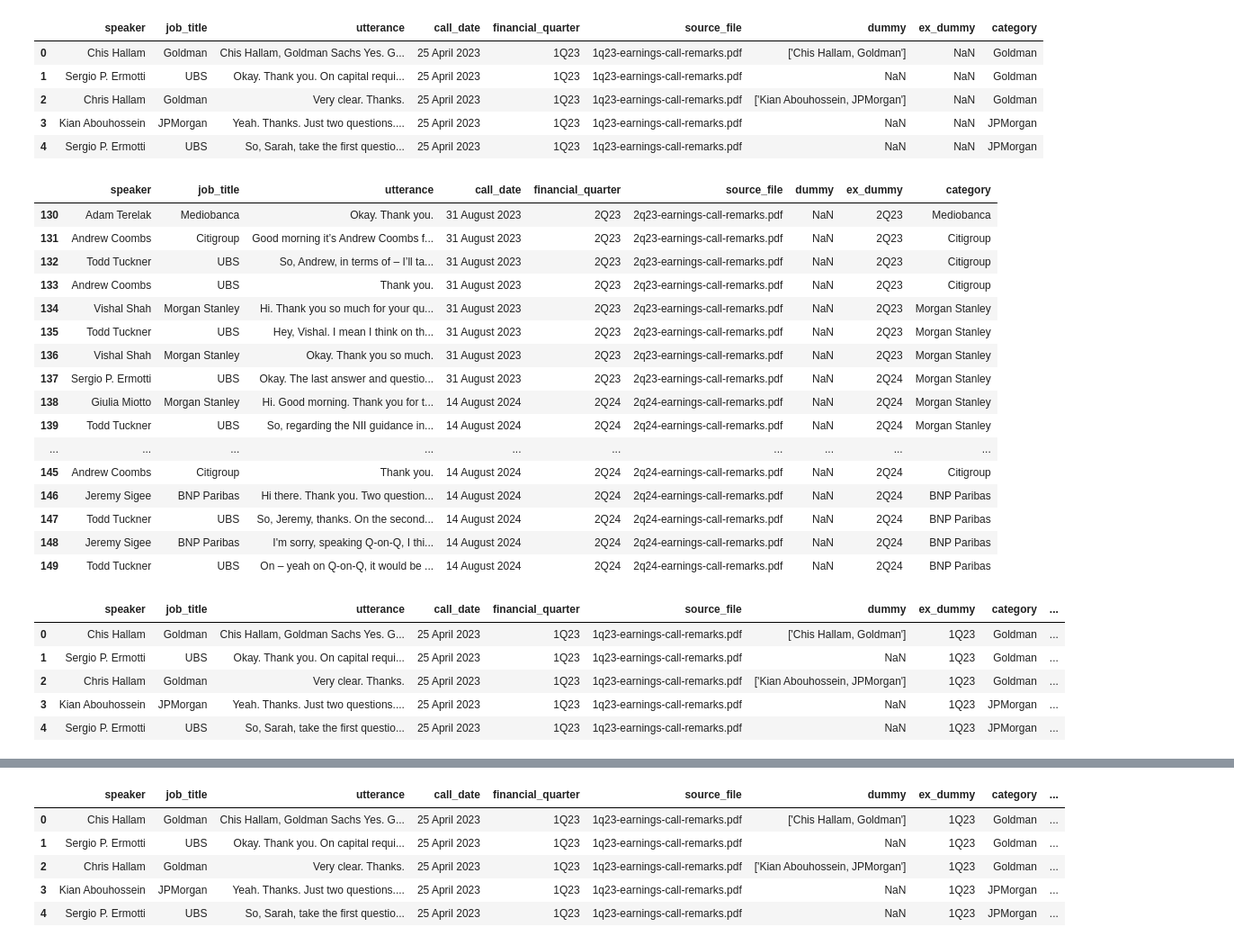
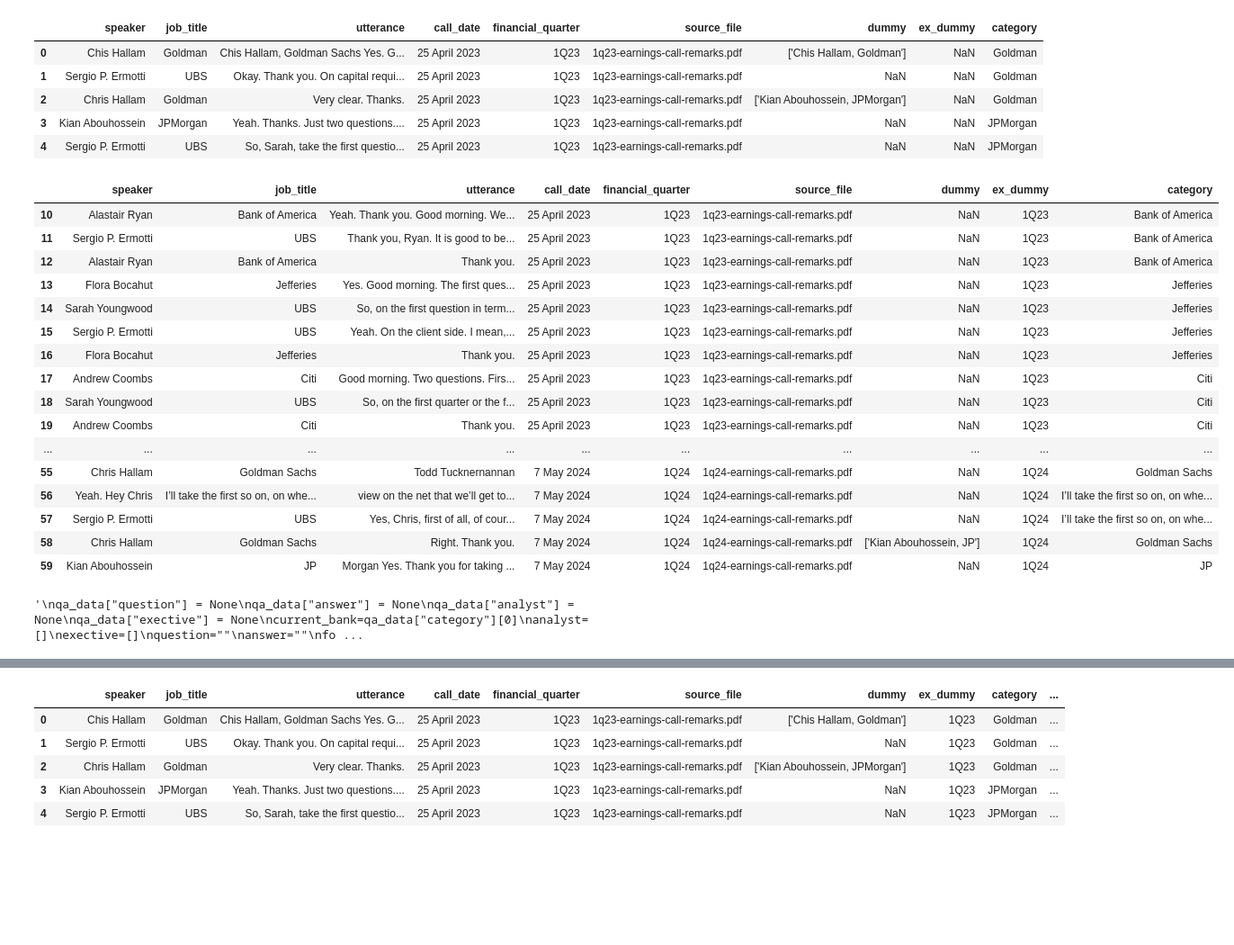
Before and after one commit to sheldonkemper/bank_of_england, a Jupyter notebook: notebooks/processed/ct_preprocessing_ubs_pairing.ipynb, the cells around one changed output, grey strips where cells are left out. Shown at 90% size. Drawn from its saved outputs; the diff is of its cells as text; code cells hidden in the pictures; blank space fills up the shorter version.

```diff
--- a/notebooks/processed/ct_preprocessing_ubs_pairing.ipynb
+++ b/notebooks/processed/ct_preprocessing_ubs_pairing.ipynb
@@ -192,27 +192,28 @@ qa_data.head()
 # %%
 for i in range(len(qa_data)-1):
   qa_data.at[i,"ex_dummy"]=qa_data.at[i+1,"financial_quarter"]
-# %%
-qa_data[130:150]
-# %% [output]
-|  | speaker | job_title | utterance | call_date | financial_quarter | source_file | dummy | ex_dummy | category |
-| 130 | Adam Terelak | Mediobanca | Okay. Thank you. | 31 August 2023 | 2Q23 | 2q23-earnings-call-remarks.pdf | NaN | 2Q23 | Mediobanca |
-| 131 | Andrew Coombs | Citigroup | Good morning it’s Andrew Coombs f... | 31 August 2023 | 2Q23 | 2q23-earnings-call-remarks.pdf | NaN | 2Q23 | Citigroup |
-| 132 | Todd Tuckner | UBS | So, Andrew, in terms of – I’ll ta... | 31 August 2023 | 2Q23 | 2q23-earnings-call-remarks.pdf | NaN | 2Q23 | Citigroup |
-| 133 | Andrew Coombs | UBS | Thank you. | 31 August 2023 | 2Q23 | 2q23-earnings-call-remarks.pdf | NaN | 2Q23 | Citigroup |
-| 134 | Vishal Shah | Morgan Stanley | Hi. Thank you so much for your qu... | 31 August 2023 | 2Q23 | 2q23-earnings-call-remarks.pdf | NaN | 2Q23 | Morgan Stanley |
-| 135 | Todd Tuckner | UBS | Hey, Vishal. I mean I think on th... | 31 August 2023 | 2Q23 | 2q23-earnings-call-remarks.pdf | NaN | 2Q23 | Morgan Stanley |
-| 136 | Vishal Shah | Morgan Stanley | Okay. Thank you so much. | 31 August 2023 | 2Q23 | 2q23-earnings-call-remarks.pdf | NaN | 2Q23 | Morgan Stanley |
-| 137 | Sergio P. Ermotti | UBS | Okay. The last answer and questio... | 31 August 2023 | 2Q23 | 2q23-earnings-call-remarks.pdf | NaN | 2Q24 | Morgan Stanley |
-| 138 | Giulia Miotto | Morgan Stanley | Hi. Good morning. Thank you for t... | 14 August 2024 | 2Q24 | 2q24-earnings-call-remarks.pdf | NaN | 2Q24 | Morgan Stanley |
-| 139 | Todd Tuckner | UBS | So, regarding the NII guidance in... | 14 August 2024 | 2Q24 | 2q24-earnings-call-remarks.pdf | NaN | 2Q24 | Morgan Stanley |
-| ... | ... | ... | ... | ... | ... | ... | ... | ... | ... |
-| 145 | Andrew Coombs | Citigroup | Thank you. | 14 August 2024 | 2Q24 | 2q24-earnings-call-remarks.pdf | NaN | 2Q24 | Citigroup |
-| 146 | Jeremy Sigee | BNP Paribas | Hi there. Thank you. Two question... | 14 August 2024 | 2Q24 | 2q24-earnings-call-remarks.pdf | NaN | 2Q24 | BNP Paribas |
-| 147 | Todd Tuckner | UBS | So, Jeremy, thanks. On the second... | 14 August 2024 | 2Q24 | 2q24-earnings-call-remarks.pdf | NaN | 2Q24 | BNP Paribas |
-| 148 | Jeremy Sigee | BNP Paribas | I'm sorry, speaking Q-on-Q, I thi... | 14 August 2024 | 2Q24 | 2q24-earnings-call-remarks.pdf | NaN | 2Q24 | BNP Paribas |
-| 149 | Todd Tuckner | UBS | On – yeah on Q-on-Q, it would be ... | 14 August 2024 | 2Q24 | 2q24-earnings-call-remarks.pdf | NaN | 2Q24 | BNP Paribas |
+# %%
+qa_data[10:60]
+# %% [output]
+|  | speaker | job_title | utterance | call_date | financial_quarter | source_file | dummy | ex_dummy | category |
+| 10 | Alastair Ryan | Bank of America | Yeah. Thank you. Good morning. We... | 25 April 2023 | 1Q23 | 1q23-earnings-call-remarks.pdf | NaN | 1Q23 | Bank of America |
+| 11 | Sergio P. Ermotti | UBS | Thank you, Ryan. It is good to be... | 25 April 2023 | 1Q23 | 1q23-earnings-call-remarks.pdf | NaN | 1Q23 | Bank of America |
+| 12 | Alastair Ryan | Bank of America | Thank you. | 25 April 2023 | 1Q23 | 1q23-earnings-call-remarks.pdf | NaN | 1Q23 | Bank of America |
+| 13 | Flora Bocahut | Jefferies | Yes. Good morning. The first ques... | 25 April 2023 | 1Q23 | 1q23-earnings-call-remarks.pdf | NaN | 1Q23 | Jefferies |
+| 14 | Sarah Youngwood | UBS | So, on the first question in term... | 25 April 2023 | 1Q23 | 1q23-earnings-call-remarks.pdf | NaN | 1Q23 | Jefferies |
+| 15 | Sergio P. Ermotti | UBS | Yeah. On the client side. I mean,... | 25 April 2023 | 1Q23 | 1q23-earnings-call-remarks.pdf | NaN | 1Q23 | Jefferies |
+| 16 | Flora Bocahut | Jefferies | Thank you. | 25 April 2023 | 1Q23 | 1q23-earnings-call-remarks.pdf | NaN | 1Q23 | Jefferies |
+| 17 | Andrew Coombs | Citi | Good morning. Two questions. Firs... | 25 April 2023 | 1Q23 | 1q23-earnings-call-remarks.pdf | NaN | 1Q23 | Citi |
+| 18 | Sarah Youngwood | UBS | So, on the first quarter or the f... | 25 April 2023 | 1Q23 | 1q23-earnings-call-remarks.pdf | NaN | 1Q23 | Citi |
+| 19 | Andrew Coombs | Citi | Thank you. | 25 April 2023 | 1Q23 | 1q23-earnings-call-remarks.pdf | NaN | 1Q23 | Citi |
+| ... | ... | ... | ... | ... | ... | ... | ... | ... | ... |
+| 55 | Chris Hallam | Goldman Sachs | Todd Tucknernannan | 7 May 2024 | 1Q24 | 1q24-earnings-call-remarks.pdf | NaN | 1Q24 | Goldman Sachs |
+| 56 | Yeah. Hey Chris | I’ll take the first so on, on whe... | view on the net that we’ll get to... | 7 May 2024 | 1Q24 | 1q24-earnings-call-remarks.pdf | NaN | 1Q24 | I’ll take the first so on, on whe... |
+| 57 | Sergio P. Ermotti | UBS | Yes, Chris, first of all, of cour... | 7 May 2024 | 1Q24 | 1q24-earnings-call-remarks.pdf | NaN | 1Q24 | I’ll take the first so on, on whe... |
+| 58 | Chris Hallam | Goldman Sachs | Right. Thank you. | 7 May 2024 | 1Q24 | 1q24-earnings-call-remarks.pdf | ['Kian Abouhossein, JP'] | 1Q24 | Goldman Sachs |
+| 59 | Kian Abouhossein | JP | Morgan Yes. Thank you for taking ... | 7 May 2024 | 1Q24 | 1q24-earnings-call-remarks.pdf | NaN | 1Q24 | JP |
 # %%
+"""
 qa_data["question"] = None
 qa_data["answer"] = None
 qa_data["analyst"] = None
@@ -234,6 +235,10 @@ for i in range(len(qa_data)):
       analyst=[]
       answer = ""
       question = ""
+      print(qa_data["question"][i])
+      print(qa_data["answer"][i])
+      print(qa_data["analyst"][i])
+      print(qa_data["exective"][i])
   else:
     if qa_data["job_title"][i]!="UBS" and current_bank==qa_data["category"][i]:
       question += str(qa_data["utterance"][i])
@@ -254,12 +259,6 @@ for i in range(len(qa_data)):
       exective = []
     else:
       continue
+"""
+# %% [output]
+'\nqa_data["question"] = None\nqa_data["answer"] = None\nqa_data["analyst"] = None\nqa_data["exective"] = None\ncurrent_bank=qa_data["category"][0]\nanalyst=[]\nexective=[]\nquestion=""\nanswer=""\nfo ...
-# %%
-qa_data.head()
-# %% [output]
-|  | speaker | job_title | utterance | call_date | financial_quarter | source_file | dummy | ex_dummy | category | ... |
-| 0 | Chis Hallam | Goldman | Chis Hallam, Goldman Sachs Yes. G... | 25 April 2023 | 1Q23 | 1q23-earnings-call-remarks.pdf | ['Chis Hallam, Goldman'] | 1Q23 | Goldman | ... |
-| 1 | Sergio P. Ermotti | UBS | Okay. Thank you. On capital requi... | 25 April 2023 | 1Q23 | 1q23-earnings-call-remarks.pdf | NaN | 1Q23 | Goldman | ... |
-| 2 | Chris Hallam | Goldman | Very clear. Thanks. | 25 April 2023 | 1Q23 | 1q23-earnings-call-remarks.pdf | ['Kian Abouhossein, JPMorgan'] | 1Q23 | Goldman | ... |
-| 3 | Kian Abouhossein | JPMorgan | Yeah. Thanks. Just two questions.... | 25 April 2023 | 1Q23 | 1q23-earnings-call-remarks.pdf | NaN | 1Q23 | JPMorgan | ... |
-| 4 | Sergio P. Ermotti | UBS | So, Sarah, take the first questio... | 25 April 2023 | 1Q23 | 1q23-earnings-call-remarks.pdf | NaN | 1Q23 | JPMorgan | ... |
```
Also changed, not shown: parts of 6 cells of this notebook.
